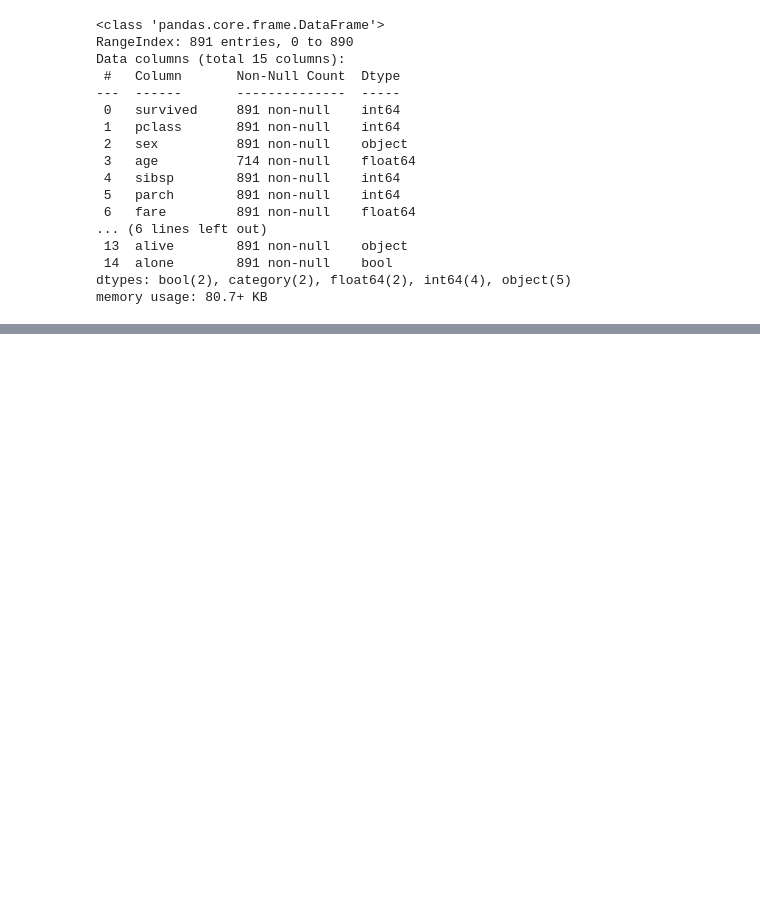
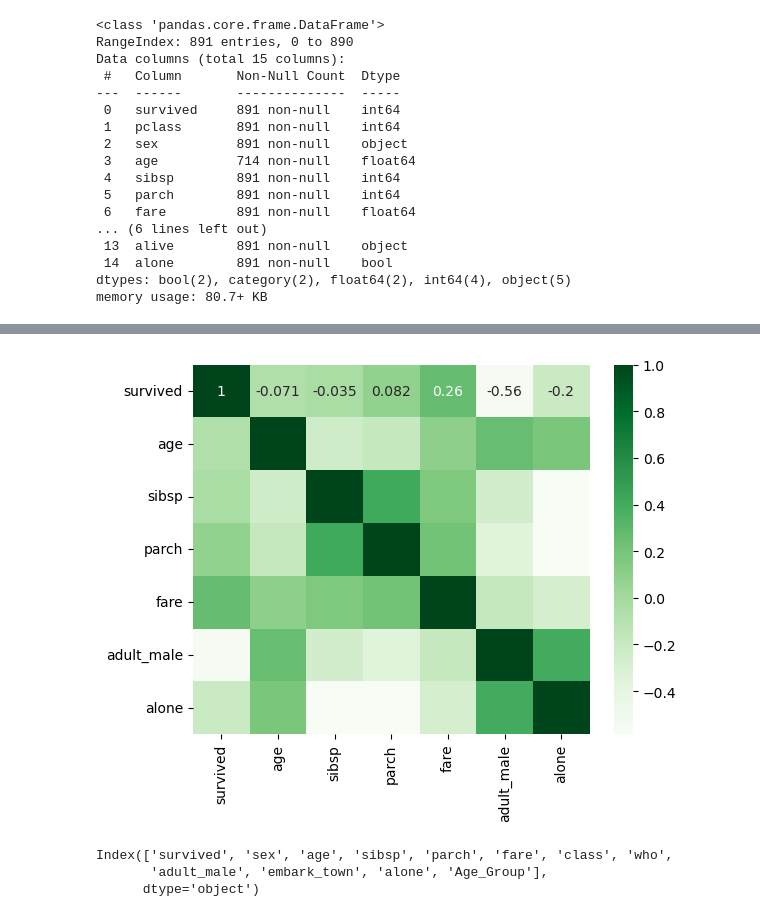
Before and after one commit to vineetha00/EDA, a Jupyter notebook: Titanic_EDA.ipynb, the cells around one changed output, grey strips where cells are left out. Saved outputs shown, nothing was run; the diff lists cells and outputs as text; code cells hidden in the pictures; blank space fills up the shorter version.

```diff
--- a/Titanic_EDA.ipynb
+++ b/Titanic_EDA.ipynb
@@ -50,0 +242,12 @@ df.describe()
+# %%
+corr = df[num_col].corr()
+sns.heatmap(corr, cmap = 'Greens', annot=True)
+plt.show()
+# %% [output]
+[figure, added]
+# %%
+df.columns
+# %% [output]
+Index(['survived', 'sex', 'age', 'sibsp', 'parch', 'fare', 'class', 'who',
+       'adult_male', 'embark_town', 'alone', 'Age_Group'],
+      dtype='object')
```
Also changed, not shown: parts of 33 cells of this notebook, 1 other file.
